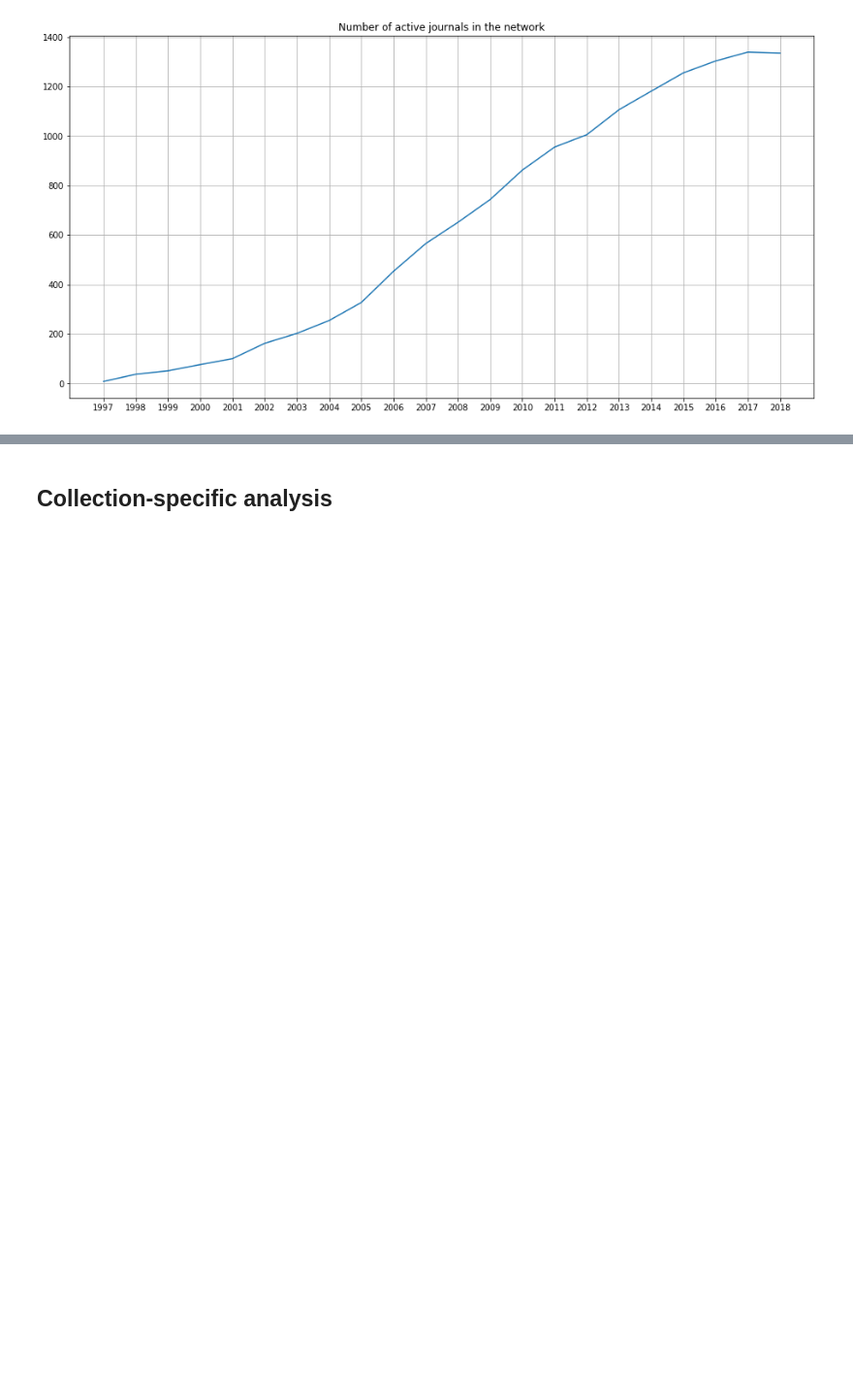
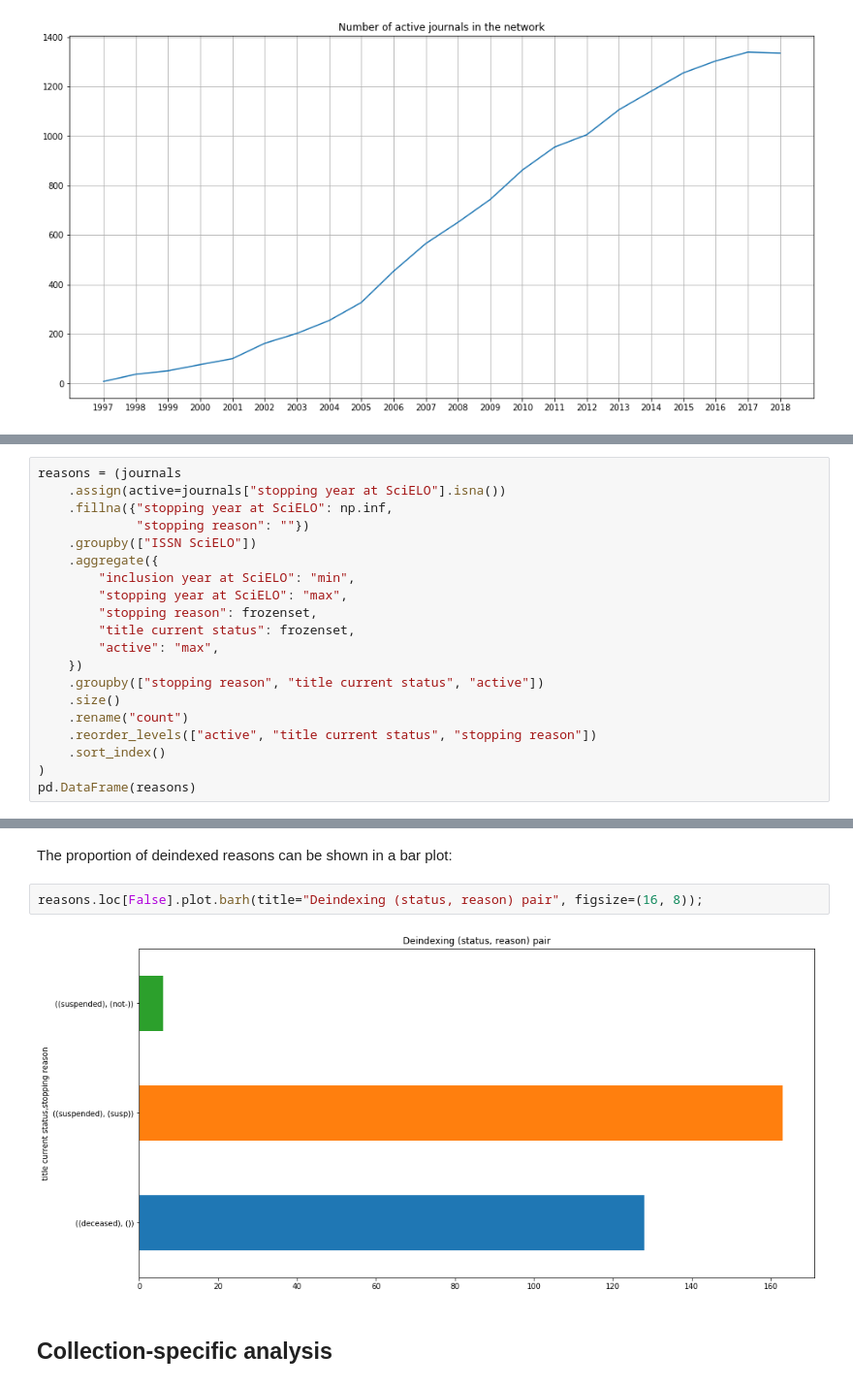
Before and after one commit to scieloorg/scielo20gt6, a Jupyter notebook: active_journals.ipynb, the cells around one changed output, grey strips where cells are left out. Shown at 97% size. Drawn from its saved outputs; the diff is of its cells as text; blank space fills up the shorter version.

```diff
--- a/active_journals.ipynb
+++ b/active_journals.ipynb
@@ -291,0 +335,20 @@ network_index["total"].plot(
+# %%
+reasons = (journals
+    .assign(active=journals["stopping year at SciELO"].isna())
+    .fillna({"stopping year at SciELO": np.inf,
+             "stopping reason": ""})
+    .groupby(["ISSN SciELO"])
+    .aggregate({
+        "inclusion year at SciELO": "min",
+        "stopping year at SciELO": "max",
+        "stopping reason": frozenset,
+        "title current status": frozenset,
+        "active": "max",
+    })
+    .groupby(["stopping reason", "title current status", "active"])
+    .size()
+    .rename("count")
+    .reorder_levels(["active", "title current status", "stopping reason"])
+    .sort_index()
+)
+pd.DataFrame(reasons)
@@ -292,3 +381,9 @@ network_index["total"].plot(
+# %% [markdown]
+The proportion of deindexed reasons can be shown in a bar plot:
+# %%
+reasons.loc[False].plot.barh(title="Deindexing (status, reason) pair", figsize=(16, 8));
+# %% [output]
+[figure, added]
 # %% [markdown]
 ## Collection-specific analysis
 # %% [markdown]
```
Also changed, not shown: parts of 18 cells of this notebook.
